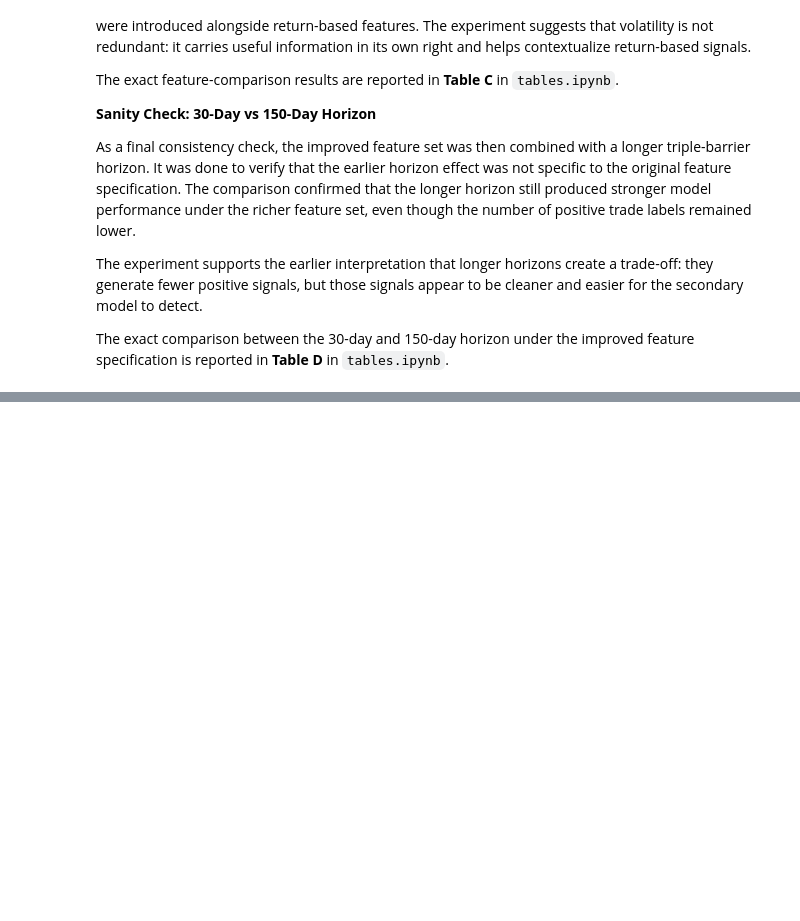
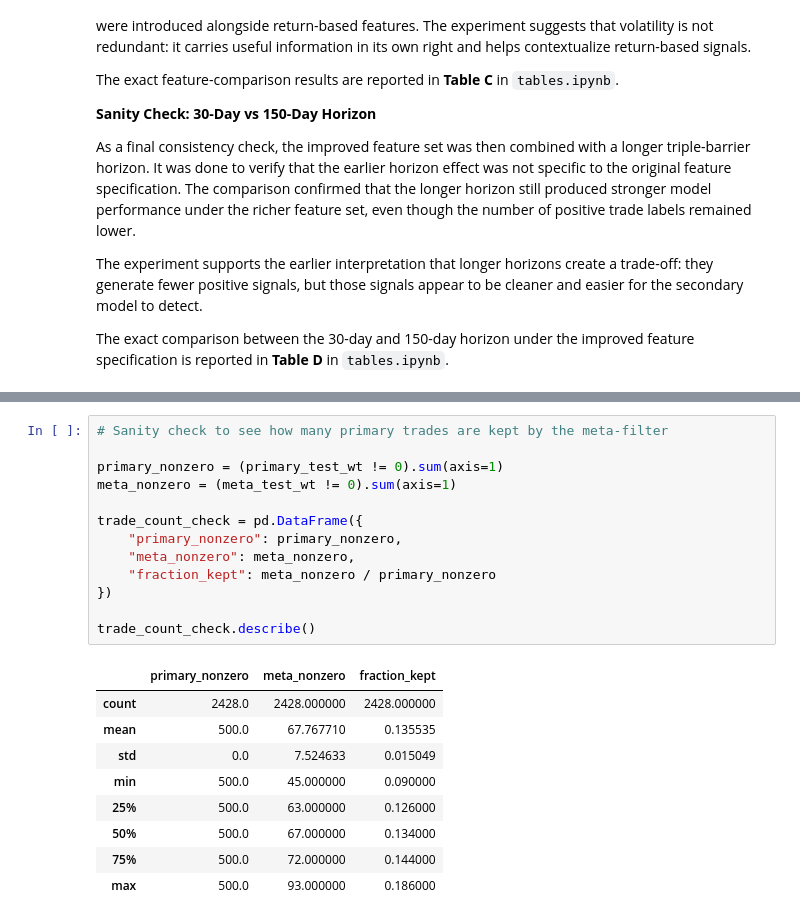
Before and after one commit to kor01qeth/meta_labeling_project, a Jupyter notebook: notebooks/main_workflow.ipynb, the cells around one changed output, grey strips where cells are left out. Drawn from its saved outputs; the diff is of its cells as text; blank space fills up the shorter version.

```diff
--- a/notebooks/main_workflow.ipynb
+++ b/notebooks/main_workflow.ipynb
@@ -283,0 +531,23 @@ The exact comparison between the 30-day and 150-day horizon under the improved f
+# %%
+# Sanity check to see how many primary trades are kept by the meta-filter
+
+primary_nonzero = (primary_test_wt != 0).sum(axis=1)
+meta_nonzero = (meta_test_wt != 0).sum(axis=1)
+
+trade_count_check = pd.DataFrame({
+    "primary_nonzero": primary_nonzero,
+    "meta_nonzero": meta_nonzero,
+    "fraction_kept": meta_nonzero / primary_nonzero
+})
+
+trade_count_check.describe()
+# %% [output]
+|  | primary_nonzero | meta_nonzero | fraction_kept |
+| count | 2428.0 | 2428.000000 | 2428.000000 |
+| mean | 500.0 | 67.767710 | 0.135535 |
+| std | 0.0 | 7.524633 | 0.015049 |
+| min | 500.0 | 45.000000 | 0.090000 |
+| 25% | 500.0 | 63.000000 | 0.126000 |
+| 50% | 500.0 | 67.000000 | 0.134000 |
+| 75% | 500.0 | 72.000000 | 0.144000 |
+| max | 500.0 | 93.000000 | 0.186000 |
```
Also changed, not shown: parts of 19 cells of this notebook, 2 other files.
